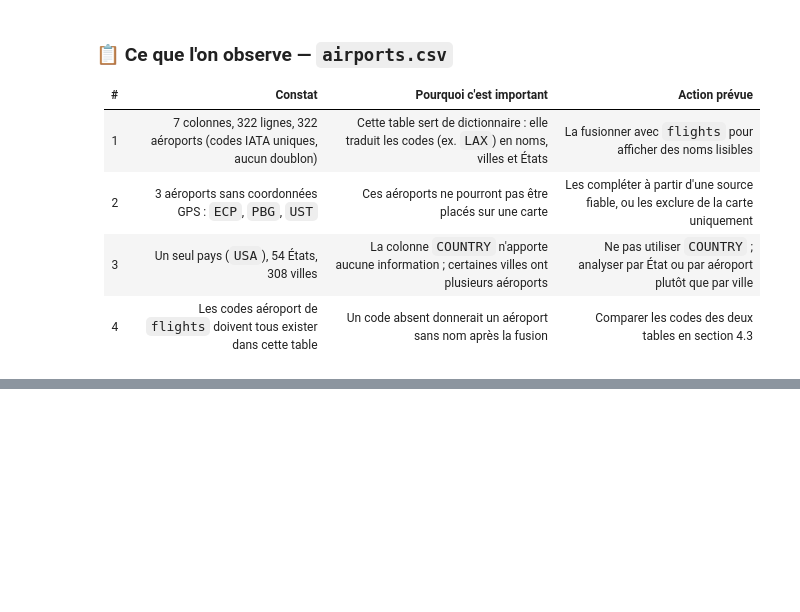
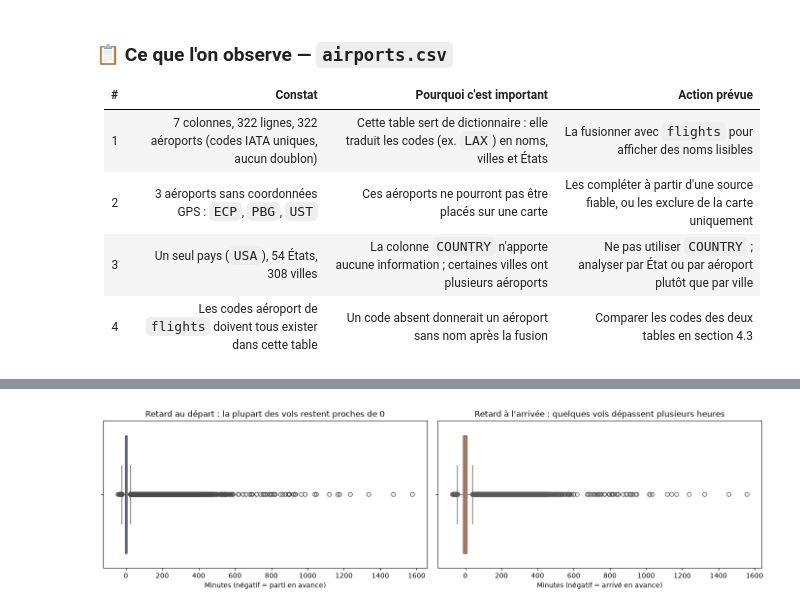
Before and after one commit to rovenmelloul/dazzle-dash, a Jupyter notebook: analyse.ipynb, the cells around one changed output, grey strips where cells are left out. Cells and saved outputs as stored; diff of their text form; code cells hidden in the pictures; blank space fills up the shorter version.

```diff
--- a/analyse.ipynb
+++ b/analyse.ipynb
@@ -313,0 +477,21 @@ On vérifie s'il existe des lignes en double.
+# %%
+import matplotlib.pyplot as plt
+import seaborn as sns
+
+# Échantillon pour accélérer l'affichage
+echantillon = df_flights.sample(200_000, random_state=42)
+
+fig, axes = plt.subplots(1, 2, figsize=(14, 4))
+
+sns.boxplot(x=echantillon["DEPARTURE_DELAY"], ax=axes[0], color="#4C72B0")
+axes[0].set_title("Retard au départ : la plupart des vols restent proches de 0")
+axes[0].set_xlabel("Minutes (négatif = parti en avance)")
+
+sns.boxplot(x=echantillon["ARRIVAL_DELAY"], ax=axes[1], color="#DD8452")
+axes[1].set_title("Retard à l'arrivée : quelques vols dépassent plusieurs heures")
+axes[1].set_xlabel("Minutes (négatif = arrivé en avance)")
+
+plt.tight_layout()
+plt.show()
+# %% [output]
+[figure, added]
```
Also changed, not shown: parts of 33 cells of this notebook, 1 other file.
